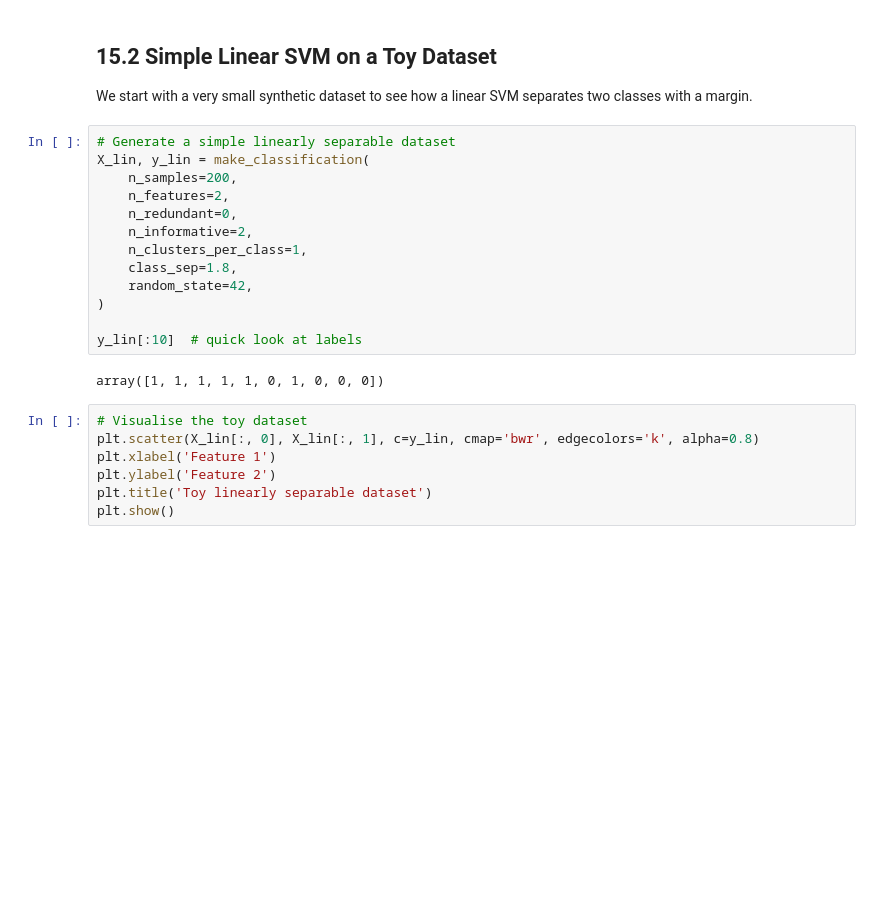
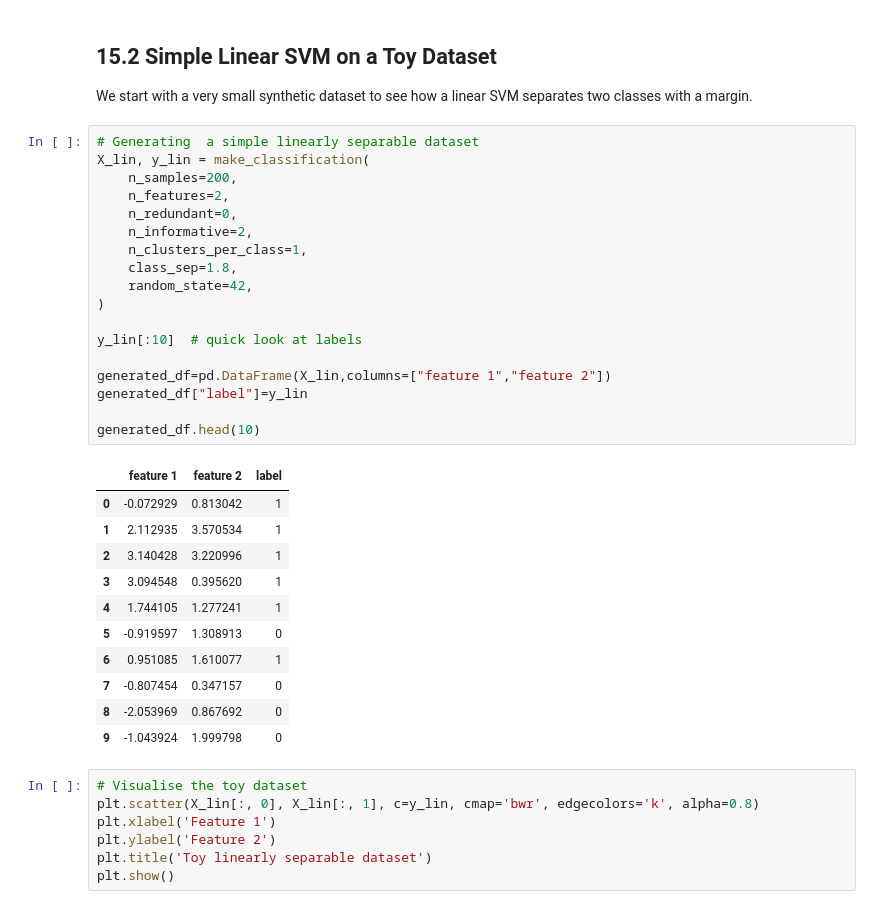
Before and after one commit to shahbaz-kamal/machine_learning, a Jupyter notebook: 2-ml/15-support-vector-machine/Module_15_Support_Vector_Machine.ipynb, the cells around one changed output. Drawn from its saved outputs; the diff is of its cells as text; blank space fills up the shorter version.

```diff
--- a/2-ml/15-support-vector-machine/Module_15_Support_Vector_Machine.ipynb
+++ b/2-ml/15-support-vector-machine/Module_15_Support_Vector_Machine.ipynb
@@ -21,20 +21,35 @@ plt.rcParams['figure.figsize'] = (6, 4)
 ## 15.2 Simple Linear SVM on a Toy Dataset
 We start with a very small synthetic dataset to see how a linear SVM separates two classes with a margin.
 # %%
-# Generate a simple linearly separable dataset
+# Generating  a simple linearly separable dataset
 X_lin, y_lin = make_classification(
     n_samples=200,
     n_features=2,
     n_redundant=0,
     n_informative=2,
     n_clusters_per_class=1,
     class_sep=1.8,
     random_state=42,
 )
 
 y_lin[:10]  # quick look at labels
+
+generated_df=pd.DataFrame(X_lin,columns=["feature 1","feature 2"])
+generated_df["label"]=y_lin
+
+generated_df.head(10)
 # %% [output]
-array([1, 1, 1, 1, 1, 0, 1, 0, 0, 0])
+|  | feature 1 | feature 2 | label |
+| 0 | -0.072929 | 0.813042 | 1 |
+| 1 | 2.112935 | 3.570534 | 1 |
+| 2 | 3.140428 | 3.220996 | 1 |
+| 3 | 3.094548 | 0.395620 | 1 |
+| 4 | 1.744105 | 1.277241 | 1 |
+| 5 | -0.919597 | 1.308913 | 0 |
+| 6 | 0.951085 | 1.610077 | 1 |
+| 7 | -0.807454 | 0.347157 | 0 |
+| 8 | -2.053969 | 0.867692 | 0 |
+| 9 | -1.043924 | 1.999798 | 0 |
 # %%
 # Visualise the toy dataset
 plt.scatter(X_lin[:, 0], X_lin[:, 1], c=y_lin, cmap='bwr', edgecolors='k', alpha=0.8)
```
